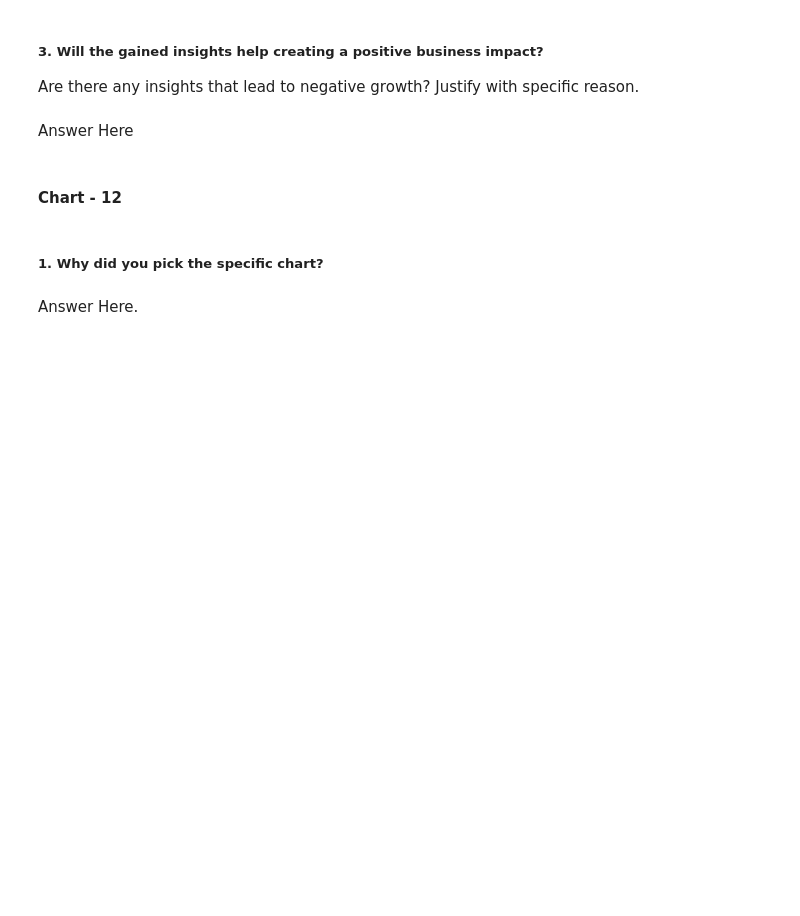
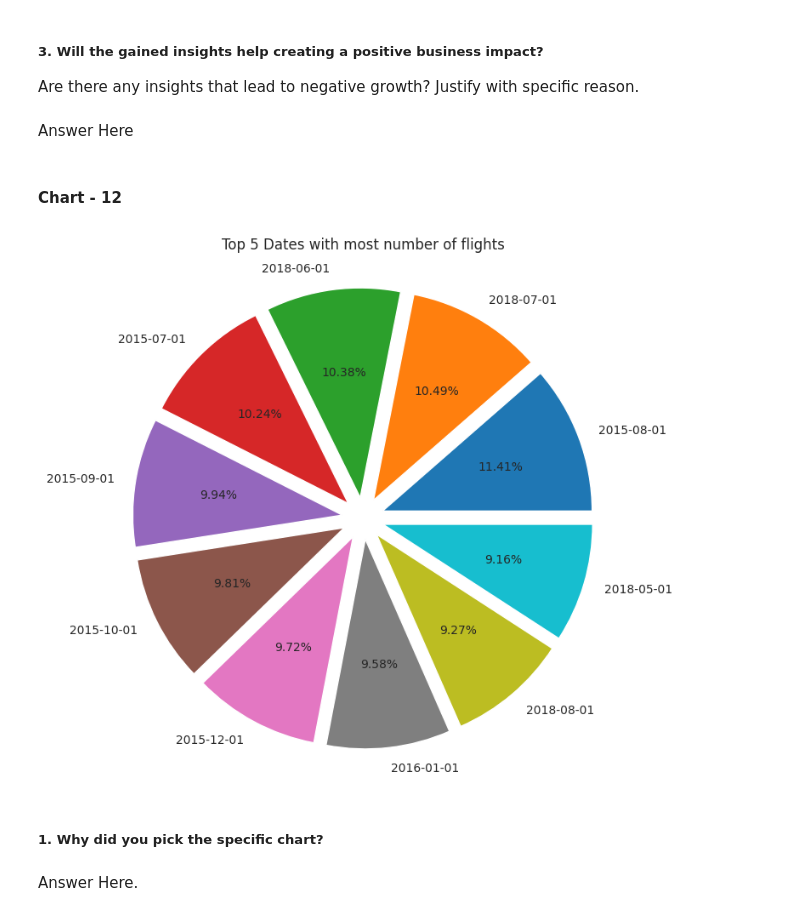
Before and after one commit to Preet3621/Classification_Airline_preet, a Jupyter notebook: Air_Referal_Preet.ipynb, the cells around one changed output. Cells and saved outputs as stored; diff of their text form; code cells hidden in the pictures; blank space fills up the shorter version.

```diff
--- a/Air_Referal_Preet.ipynb
+++ b/Air_Referal_Preet.ipynb
@@ -584,3 +617,22 @@ Answer Here
+# %%
+# Chart - 12 visualization code
+# Top 10 highest no. of flight takeoff in a day
+df_Airline['date_flown'] = pd.to_datetime(df_Airline['date_flown'])
+
+most_no_flights = df_Airline.groupby('date_flown')['airline'].count()
+top_five_dates = most_no_flights.sort_values(ascending=False).head(10)
+
+
+#Graph
+plt.figure(figsize=(8, 8))
+data = top_five_dates.values
+labels = top_five_dates.index.strftime('%Y-%m-%d')
+explode = [0.1, 0.1, 0.1, 0.1, 0.1, 0.1, 0.1, 0.1, 0.1, 0.1]
+plt.pie(data, labels=labels, explode=explode, autopct='%1.2f%%')
+plt.title('Top 5 Dates with most number of flights')
+plt.show()
+# %% [output]
+[figure, added]
 # %% [markdown]
 ##### 1. Why did you pick the specific chart?
 # %% [markdown]
```
Also changed, not shown: parts of 14 cells of this notebook.
